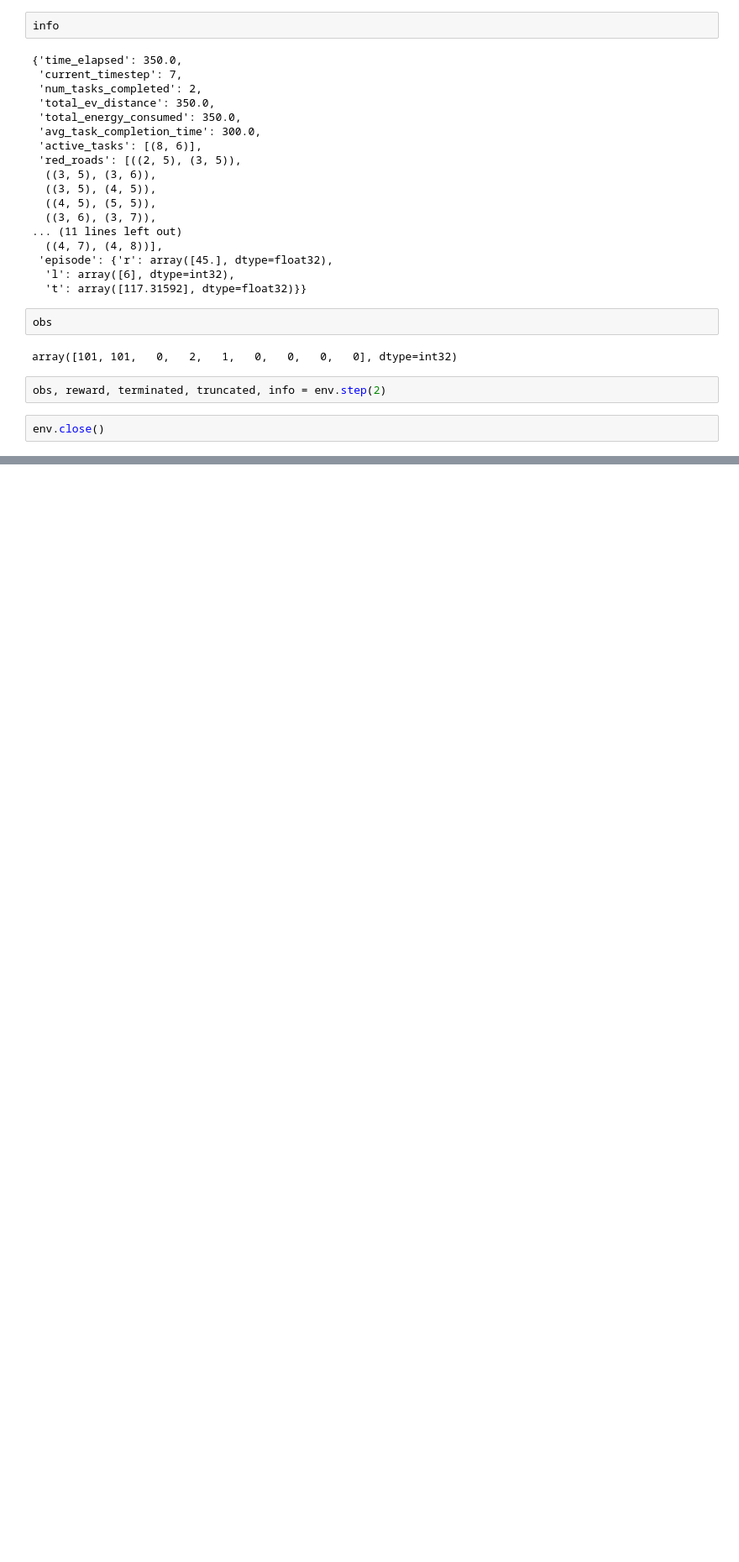
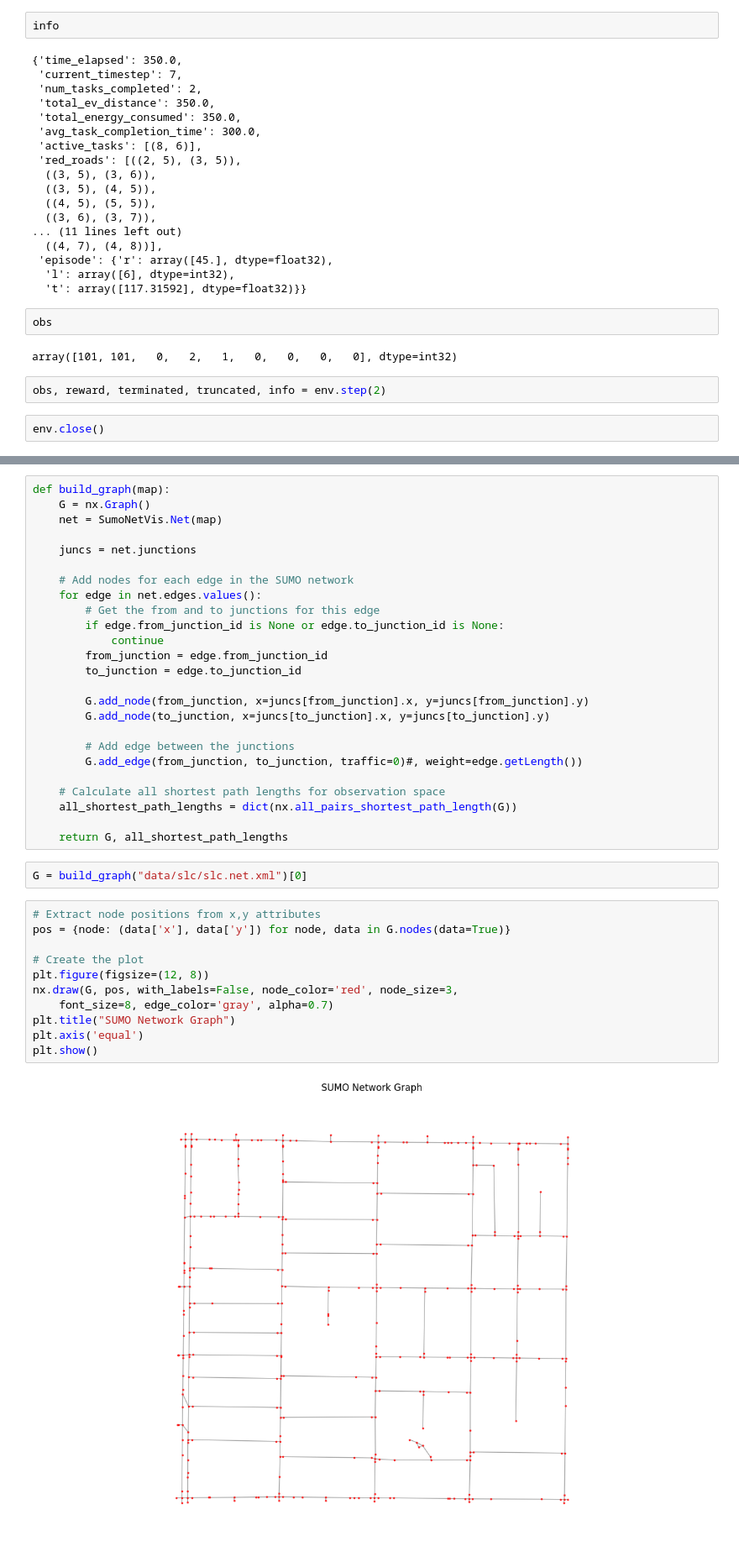
Before and after one commit to shinobi-wolf/FleetNav, a Jupyter notebook: eda.ipynb, the cells around one changed output, grey strips where cells are left out. Shown at 84% size. Drawn from its saved outputs; the diff is of its cells as text; blank space fills up the shorter version.

Commit message:
sumo first version

```diff
--- a/eda.ipynb
+++ b/eda.ipynb
@@ -579,0 +586,40 @@ env.close()
+# %%
+def build_graph(map):
+    G = nx.Graph()
+    net = SumoNetVis.Net(map)
+
+    juncs = net.junctions
+
+    # Add nodes for each edge in the SUMO network
+    for edge in net.edges.values():
+        # Get the from and to junctions for this edge
+        if edge.from_junction_id is None or edge.to_junction_id is None:
+            continue
+        from_junction = edge.from_junction_id
+        to_junction = edge.to_junction_id
+
+        G.add_node(from_junction, x=juncs[from_junction].x, y=juncs[from_junction].y)
+        G.add_node(to_junction, x=juncs[to_junction].x, y=juncs[to_junction].y)
+
+        # Add edge between the junctions
+        G.add_edge(from_junction, to_junction, traffic=0)#, weight=edge.getLength())
+
+    # Calculate all shortest path lengths for observation space
+    all_shortest_path_lengths = dict(nx.all_pairs_shortest_path_length(G))
+
+    return G, all_shortest_path_lengths
+# %%
+G = build_graph("data/slc/slc.net.xml")[0]
+# %%
+# Extract node positions from x,y attributes
+pos = {node: (data['x'], data['y']) for node, data in G.nodes(data=True)}
+
+# Create the plot
+plt.figure(figsize=(12, 8))
+nx.draw(G, pos, with_labels=False, node_color='red', node_size=3,
+    font_size=8, edge_color='gray', alpha=0.7)
+plt.title("SUMO Network Graph")
+plt.axis('equal')
+plt.show()
+# %% [output]
+[figure, added]
```
Also changed, not shown: parts of 2 cells of this notebook, 39 other files.
